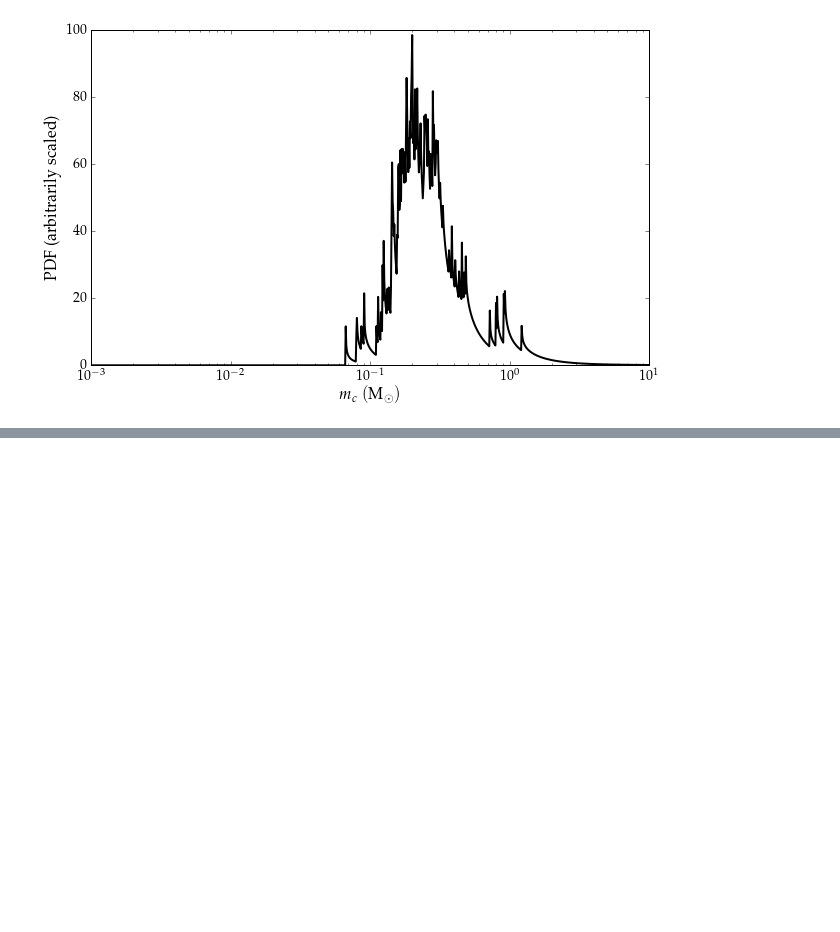
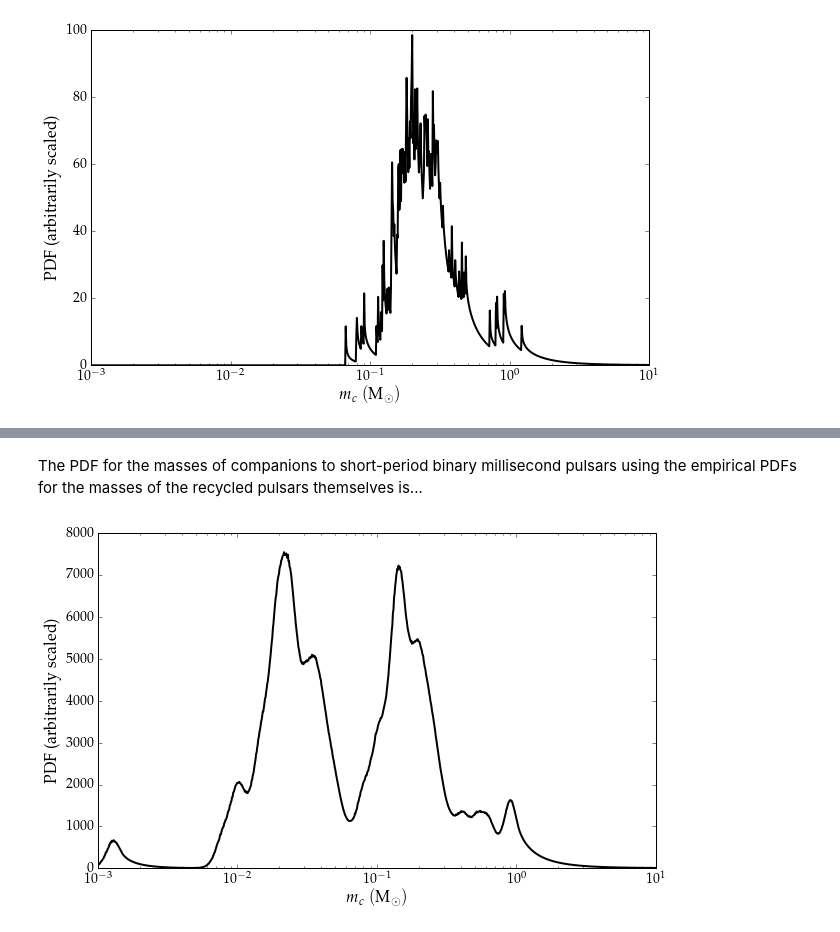
Before and after one commit to astrophysically/ATNF-Pulsar-Cat, a Jupyter notebook: ATNF.ipynb, the cells around one changed output, grey strips where cells are left out. Drawn from its saved outputs; the diff is of its cells as text; code cells hidden in the pictures; blank space fills up the shorter version.

```diff
--- a/ATNF.ipynb
+++ b/ATNF.ipynb
@@ -320,0 +355,11 @@ plot_companion_masses(longold)
+# %% [markdown]
+The PDF for the masses of companions to short-period binary millisecond pulsars using the empirical PDFs for the masses of the recycled pulsars themselves is...
+# %%
+ax = plt.gca()
+ax.plot(mmc,probspmsp, linestyle='-', color='k',)
+ax.set_xscale('log')
+plt.xlabel(r'$m_c\ {\rm(M_\odot)}$', fontsize=16)
+plt.ylabel('PDF (arbitrarily scaled)', fontsize=16)
+silent=plt.xlim(1e-3,1e1)
+# %% [output]
+[figure, added]
```
Also changed, not shown: parts of 9 cells of this notebook.
